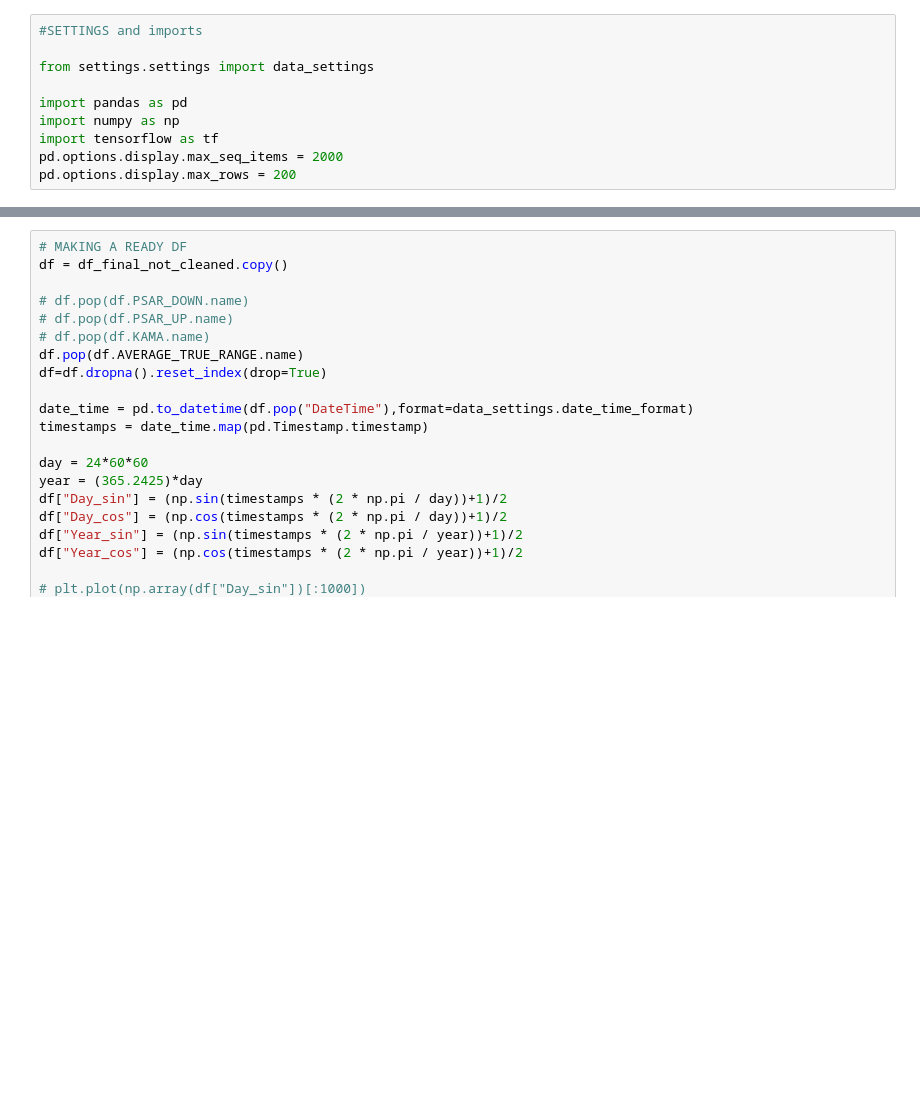
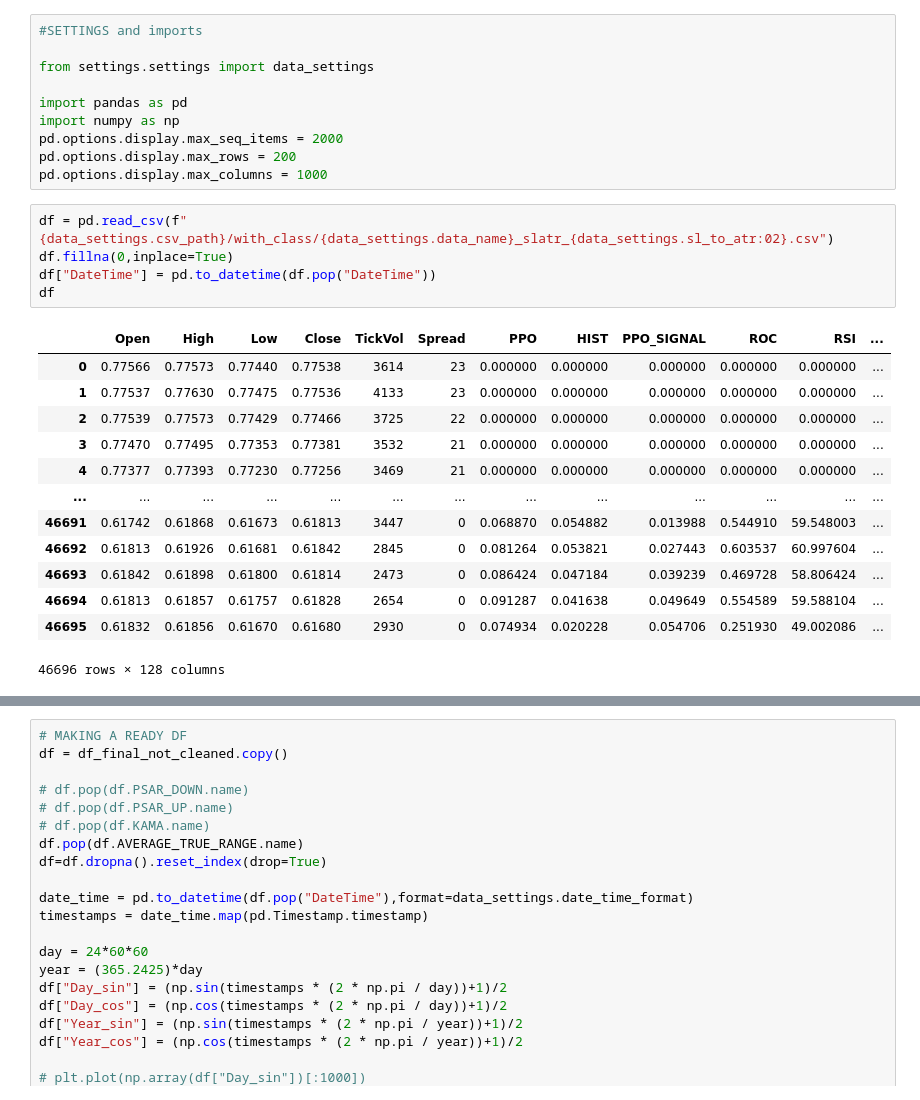
Before and after one commit to slickmorty/bos, a Jupyter notebook: preprocess.ipynb, the cells around one changed output, grey strips where cells are left out. Cells and saved outputs as stored; diff of their text form; blank space fills up the shorter version.

```diff
--- a/preprocess.ipynb
+++ b/preprocess.ipynb
@@ -5,6 +5,25 @@ from settings.settings import data_settings
 
 import pandas as pd
 import numpy as np
-import tensorflow as tf
 pd.options.display.max_seq_items = 2000
 pd.options.display.max_rows = 200
+pd.options.display.max_columns = 1000
+# %%
+df = pd.read_csv(f"{data_settings.csv_path}/with_class/{data_settings.data_name}_slatr_{data_settings.sl_to_atr:02}.csv")
+df.fillna(0,inplace=True)
+df["DateTime"] = pd.to_datetime(df.pop("DateTime"))
+df
+# %% [output]
+|  | Open | High | Low | Close | TickVol | Spread | PPO | HIST | PPO_SIGNAL | ROC | RSI | ... |
+| 0 | 0.77566 | 0.77573 | 0.77440 | 0.77538 | 3614 | 23 | 0.000000 | 0.000000 | 0.000000 | 0.000000 | 0.000000 | ... |
+| 1 | 0.77537 | 0.77630 | 0.77475 | 0.77536 | 4133 | 23 | 0.000000 | 0.000000 | 0.000000 | 0.000000 | 0.000000 | ... |
+| 2 | 0.77539 | 0.77573 | 0.77429 | 0.77466 | 3725 | 22 | 0.000000 | 0.000000 | 0.000000 | 0.000000 | 0.000000 | ... |
+| 3 | 0.77470 | 0.77495 | 0.77353 | 0.77381 | 3532 | 21 | 0.000000 | 0.000000 | 0.000000 | 0.000000 | 0.000000 | ... |
+| 4 | 0.77377 | 0.77393 | 0.77230 | 0.77256 | 3469 | 21 | 0.000000 | 0.000000 | 0.000000 | 0.000000 | 0.000000 | ... |
+| ... | ... | ... | ... | ... | ... | ... | ... | ... | ... | ... | ... | ... |
+| 46691 | 0.61742 | 0.61868 | 0.61673 | 0.61813 | 3447 | 0 | 0.068870 | 0.054882 | 0.013988 | 0.544910 | 59.548003 | ... |
+| 46692 | 0.61813 | 0.61926 | 0.61681 | 0.61842 | 2845 | 0 | 0.081264 | 0.053821 | 0.027443 | 0.603537 | 60.997604 | ... |
+| 46693 | 0.61842 | 0.61898 | 0.61800 | 0.61814 | 2473 | 0 | 0.086424 | 0.047184 | 0.039239 | 0.469728 | 58.806424 | ... |
+| 46694 | 0.61813 | 0.61857 | 0.61757 | 0.61828 | 2654 | 0 | 0.091287 | 0.041638 | 0.049649 | 0.554589 | 59.588104 | ... |
+| 46695 | 0.61832 | 0.61856 | 0.61670 | 0.61680 | 2930 | 0 | 0.074934 | 0.020228 | 0.054706 | 0.251930 | 49.002086 | ... |
+46696 rows × 128 columns
```
Also changed, not shown: parts of 2 cells of this notebook, 1 other file.
